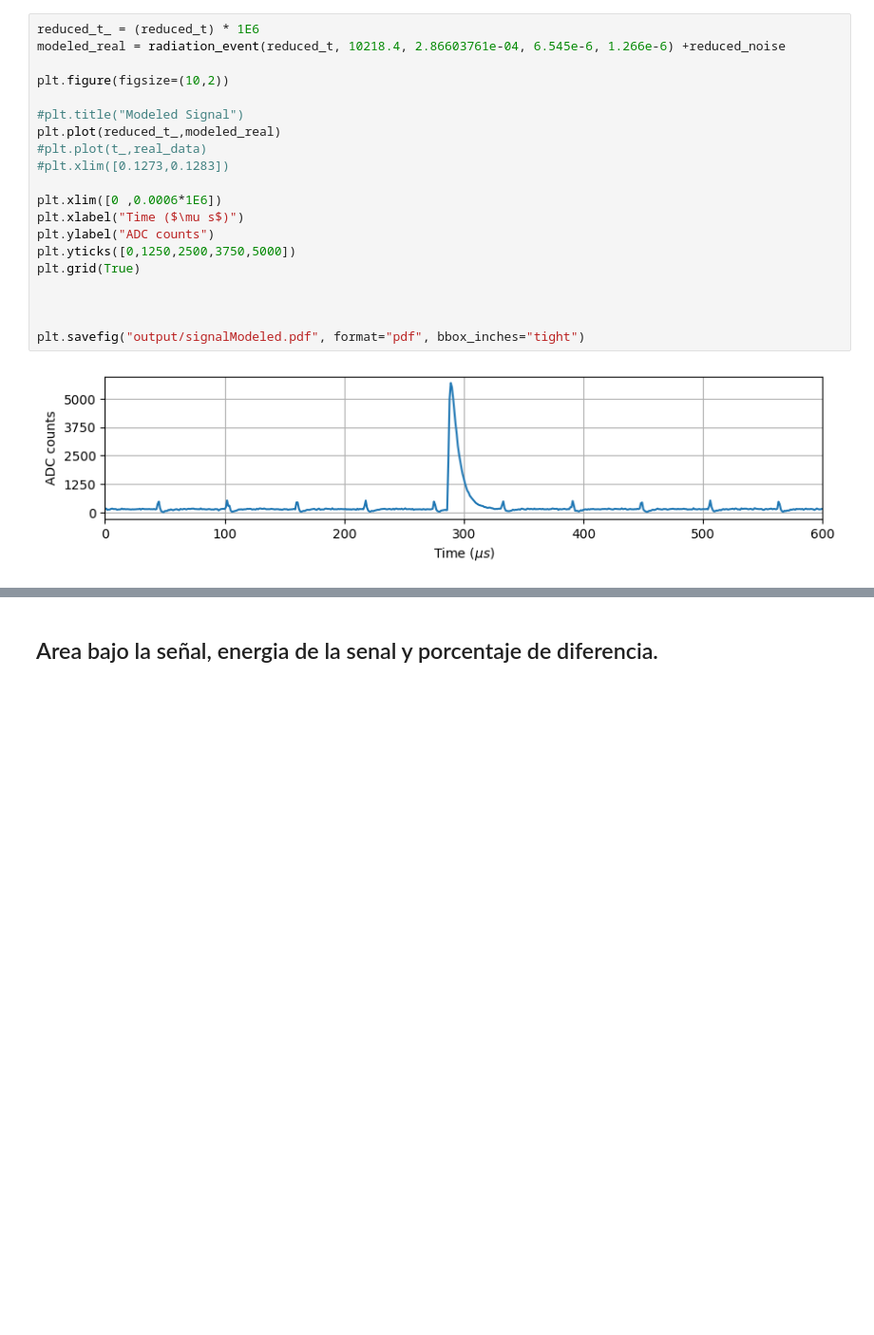
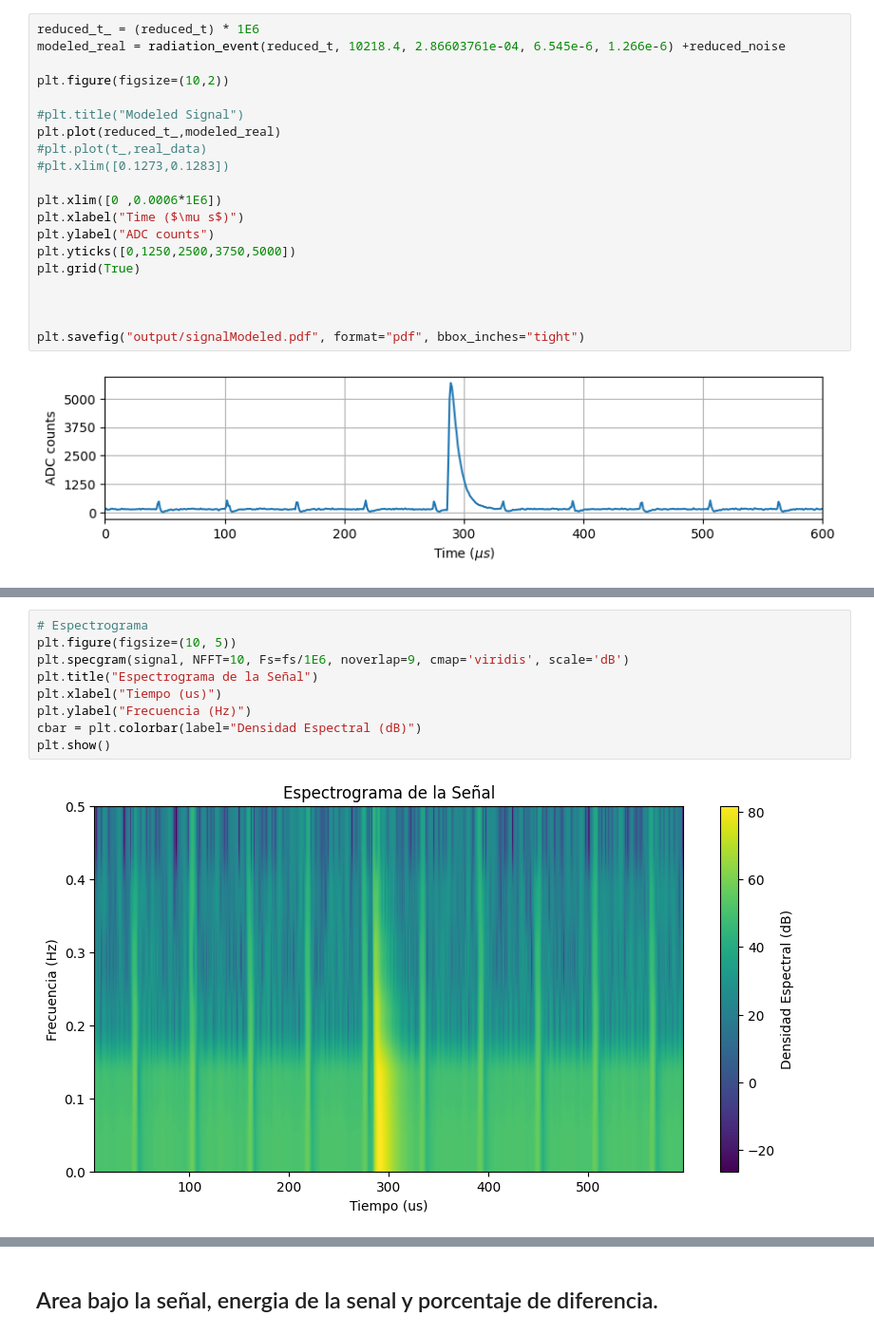
Before and after one commit to fabioc9675/TrapezoidalShaper_Prj, a Jupyter notebook: Notebooks/SimulateSignal.ipynb, the cells around one changed output, grey strips where cells are left out. Shown: that part at 95% size. Saved outputs shown, nothing was run; the diff lists cells and outputs as text; blank space fills up the shorter version.

```diff
--- a/Notebooks/SimulateSignal.ipynb
+++ b/Notebooks/SimulateSignal.ipynb
@@ -120,0 +210,11 @@ plt.savefig("output/signalModeled.pdf", format="pdf", bbox_inches="tight")
+# %%
+# Espectrograma
+plt.figure(figsize=(10, 5))
+plt.specgram(signal, NFFT=10, Fs=fs/1E6, noverlap=9, cmap='viridis', scale='dB')
+plt.title("Espectrograma de la Señal")
+plt.xlabel("Tiempo (us)")
+plt.ylabel("Frecuencia (Hz)")
+cbar = plt.colorbar(label="Densidad Espectral (dB)")
+plt.show()
+# %% [output]
+[figure, added]
```
Also changed, not shown: parts of 6 cells of this notebook, 7 other files.
